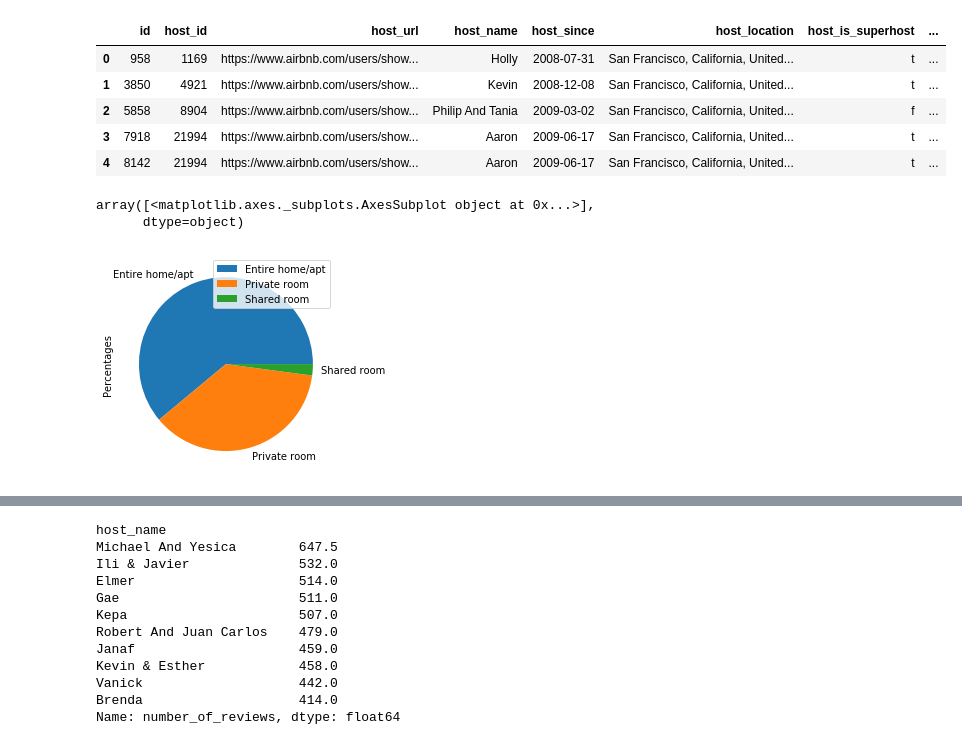
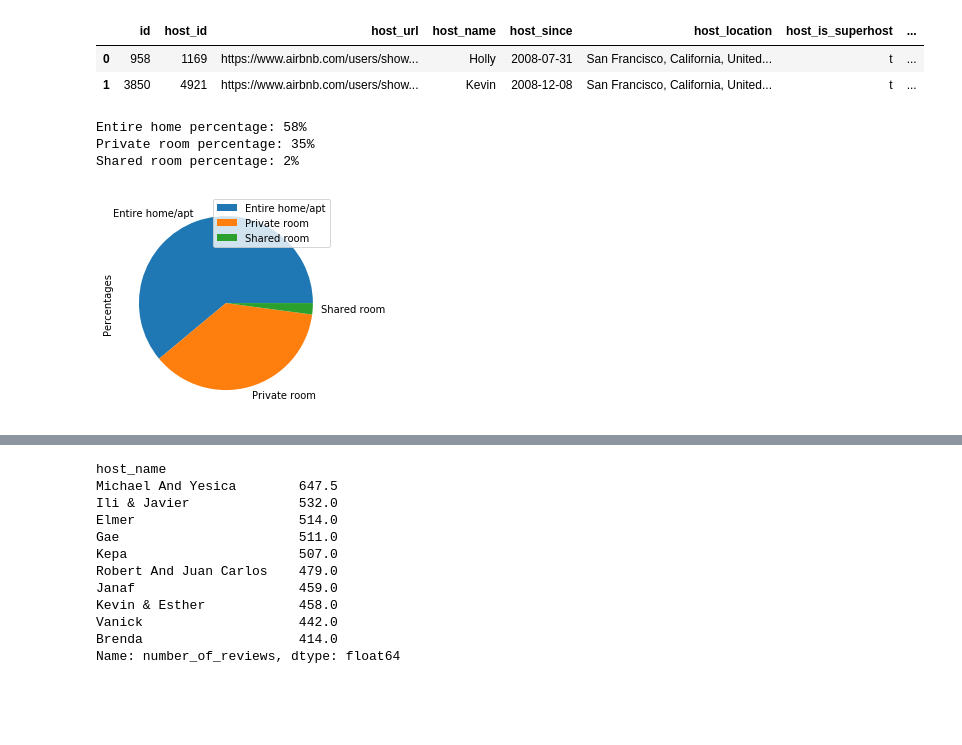
Before and after one commit to ramneekc/Airbnb_Project, a Jupyter notebook: Airbnb.ipynb, the cells around one changed output, grey strips where cells are left out. Cells and saved outputs as stored; diff of their text form; code cells hidden in the pictures; blank space fills up the shorter version.

```diff
--- a/Airbnb.ipynb
+++ b/Airbnb.ipynb
@@ -51,14 +49,12 @@ listings1.head()
 # %%
+# Removing Null values
 values = {'weekly_price': 0, 'monthly_price': 0, 'security_deposit': 0, 'cleaning_fee': 0, 'review_scores_rating': 0,
           'reviews_per_month': 0}
-listings1.fillna(value=values).head()
+listings1.fillna(value=values).head(2)
 # %% [output]
 |  | id | host_id | host_url | host_name | host_since | host_location | host_is_superhost | ... |
 | 0 | 958 | 1169 | https://www.airbnb.com/users/show... | Holly | 2008-07-31 | San Francisco, California, United... | t | ... |
 | 1 | 3850 | 4921 | https://www.airbnb.com/users/show... | Kevin | 2008-12-08 | San Francisco, California, United... | t | ... |
-| 2 | 5858 | 8904 | https://www.airbnb.com/users/show... | Philip And Tania | 2009-03-02 | San Francisco, California, United... | f | ... |
-| 3 | 7918 | 21994 | https://www.airbnb.com/users/show... | Aaron | 2009-06-17 | San Francisco, California, United... | t | ... |
-| 4 | 8142 | 21994 | https://www.airbnb.com/users/show... | Aaron | 2009-06-17 | San Francisco, California, United... | t | ... |
 # %%
 t = listings['room_type'].count()
 x = listings.loc[listings['room_type']=='Entire home/apt']
@@ -71,8 +67,12 @@ xx = [per_entire_home,per_private,per_shared]
 df = pd.DataFrame({'Percentages':[per_entire_home,per_private,per_shared]},
                   index=['Entire home/apt','Private room','Shared room'])
 df.plot(kind='pie',subplots=True)
+print(f'Entire home percentage: {per_entire_home}%')
+print(f'Private room percentage: {per_private}%')
+print(f'Shared room percentage: {per_shared}%')
 # %% [output]
-array([<matplotlib.axes._subplots.AxesSubplot object at 0x...>],
-      dtype=object)
+Entire home percentage: 58%
+Private room percentage: 35%
+Shared room percentage: 2%
 [figure]
 # %%
```
Also changed, not shown: parts of 15 cells of this notebook, 7 other files.
